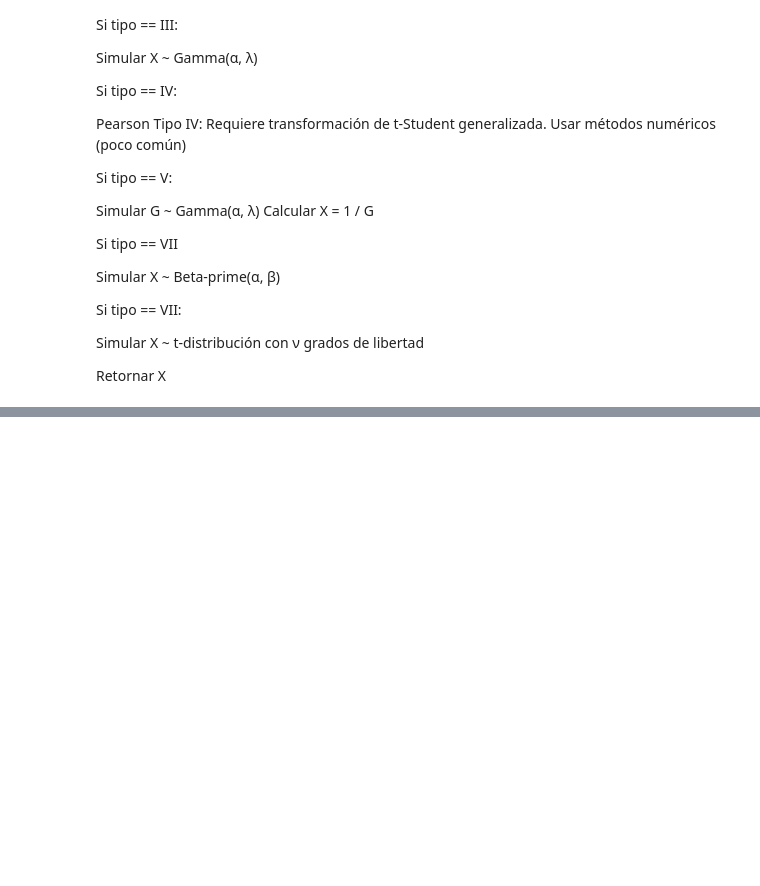
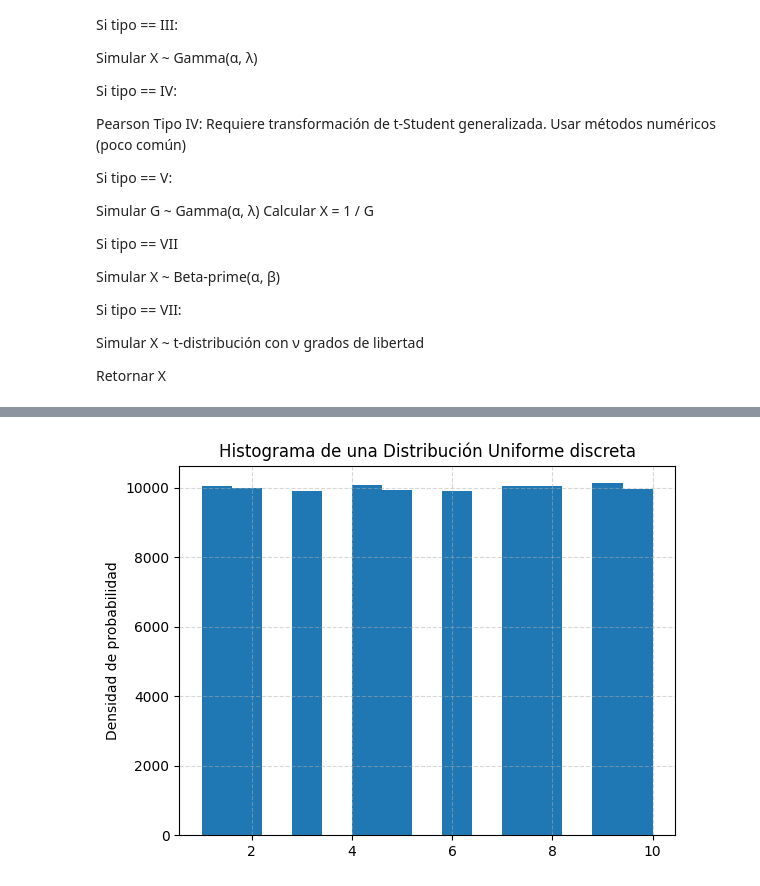
Before and after one commit to ClementeGarcia/Simulaci-n-1, a Jupyter notebook: Catalogo.ipynb, the cells around one changed output, grey strips where cells are left out. Drawn from its saved outputs; the diff is of its cells as text; code cells hidden in the pictures; blank space fills up the shorter version.

```diff
--- a/Catalogo.ipynb
+++ b/Catalogo.ipynb
@@ -928,0 +1212,21 @@ def peartipo(tipo, n):
+# %%
+a = 1
+b = 10
+# %%
+def unidiscreta(n):
+    lista = []
+    for i in range(n):
+        R = rd.random()
+        x = a + floor((b - a + 1) * R)
+        lista.append(x)
+    return lista
+# %%
+g = unidiscreta(100000)
+# %%
+plt.hist(g, bins=15) #Histograma de una distribución Uniforme discreta
+plt.title("Histograma de una Distribución Uniforme discreta")
+plt.xlabel("")
+plt.ylabel("Densidad de probabilidad")
+plt.grid(True, linestyle='--', alpha=0.5)
+# %% [output]
+[figure, added]
```
Also changed, not shown: parts of 43 cells of this notebook.
